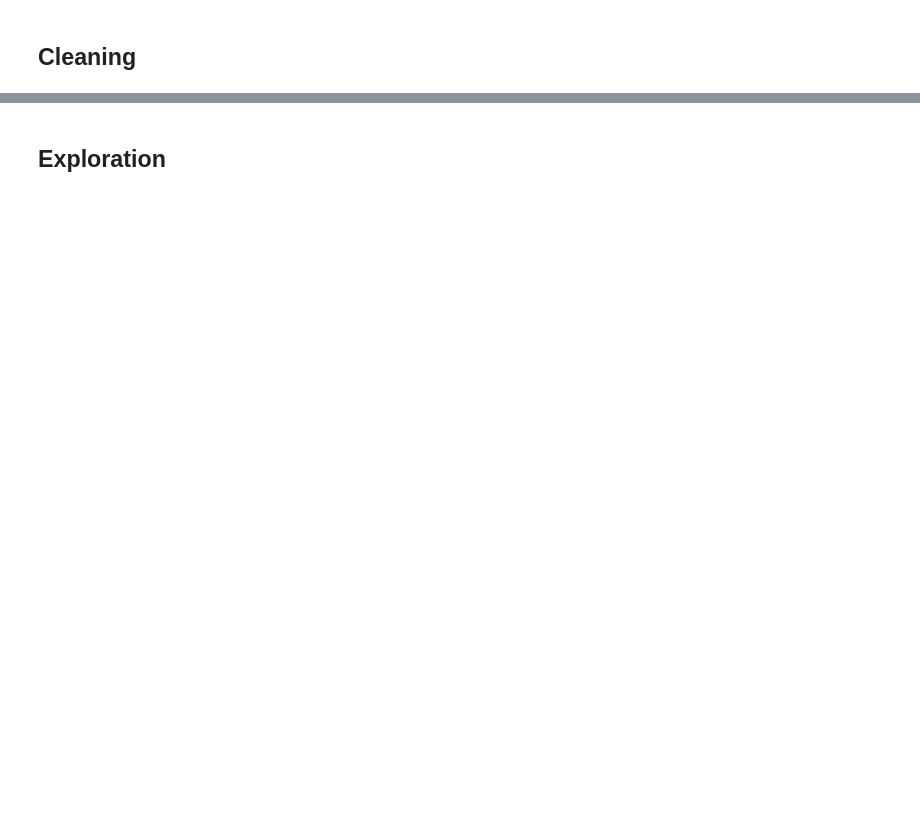
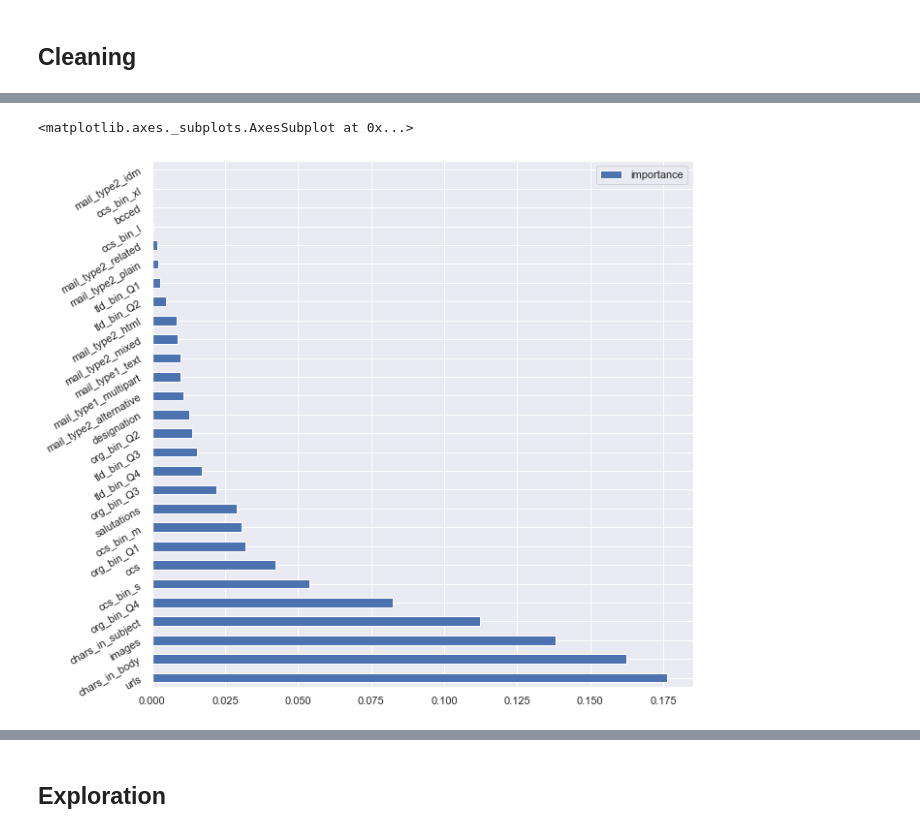
Before and after one commit to mohcineelharras/Email-Classification, a Jupyter notebook: v2.ipynb, the cells around one changed output, grey strips where cells are left out. Saved outputs shown, nothing was run; the diff lists cells and outputs as text; code cells hidden in the pictures; blank space fills up the shorter version.

```diff
--- a/v2.ipynb
+++ b/v2.ipynb
@@ -74,0 +157,4 @@ paytm                        20
+# %%
+df[["mail_type1","mail_type2"]]=df.mail_type.str.split("/",expand=True)
+#df.drop("mail_type",axis=1,inplace=True)
+#df[["mail_type1","mail_type2"]]
@@ -74,0 +163,2 @@ paytm                        20
+# %%
+df["ccs_bin"]=pd.cut(df.ccs, [-0.1,0.9,5,20,180],labels=["s","m","l","xl"])
@@ -74,0 +208,33 @@ paytm                        20
+# %%
+from sklearn import datasets
+from sklearn.model_selection import cross_val_score
+from sklearn.linear_model import LogisticRegression
+from sklearn.naive_bayes import GaussianNB
+from sklearn.ensemble import RandomForestClassifier
+from mlxtend.classifier import StackingClassifier
+from sklearn.svm import SVC
+from sklearn.ensemble import VotingClassifier
+from sklearn.neural_network import MLPClassifier
+from mlxtend.classifier import EnsembleVoteClassifier
+import xgboost as xgb #xgb.XGBClassifier
+import catboost as cb #cb.CatBoostClassifier
+import lightgbm as lgb
+
+#X=x_train
+#y_train
+#y=y_augm
+
+clf = RandomForestClassifier()
+
+clf.fit(X_train, y_train)
+results = cross_val_score(clf, X_train, y_train, cv=5,scoring='accuracy')
+print("The mean score with cross validation is ",results.mean())
+pred=clf.predict(X_test)
+#score_test=sklearn.metrics.accuracy_score(y_test["Survived"], pred)
+#print("The score with testing set is ",score_test)
+#Best score : 0.9174576336865196  RandomForestClassifier(n_estimators=120, random_state=1,max_depth=10)
+
+feature_importances = pd.DataFrame(clf.feature_importances_,
+                                   index = X_train.columns,
+                                    columns=['importance']).sort_values('importance',ascending=False)
+feature_importances['features']=feature_importances.index
@@ -74,0 +264,5 @@ paytm                        20
+# %%
+feature_importances.plot.barh(rot=30,figsize=(10,10))
+# %% [output]
+<matplotlib.axes._subplots.AxesSubplot at 0x...>
+[figure, added]
```
Also changed, not shown: parts of 42 cells of this notebook, 5 other files.
